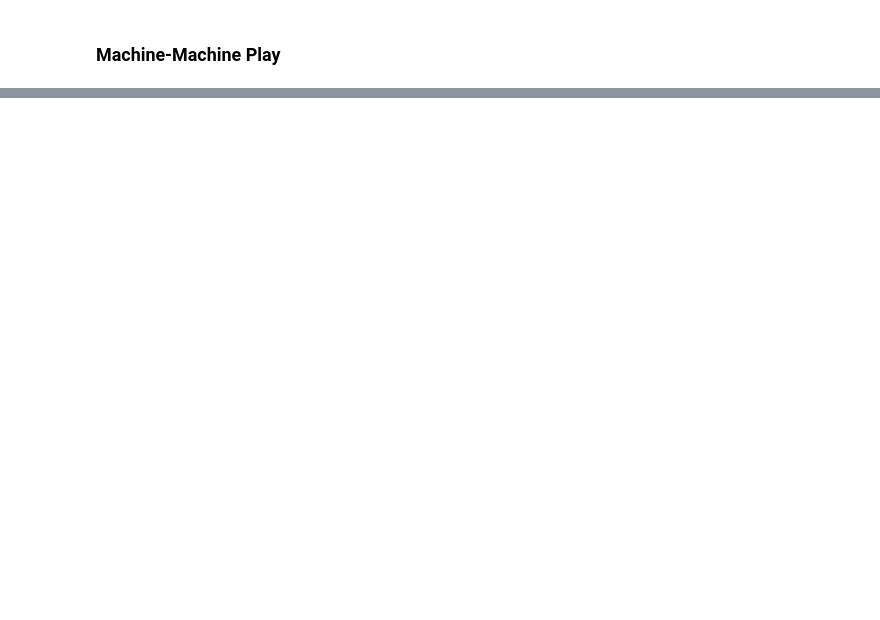
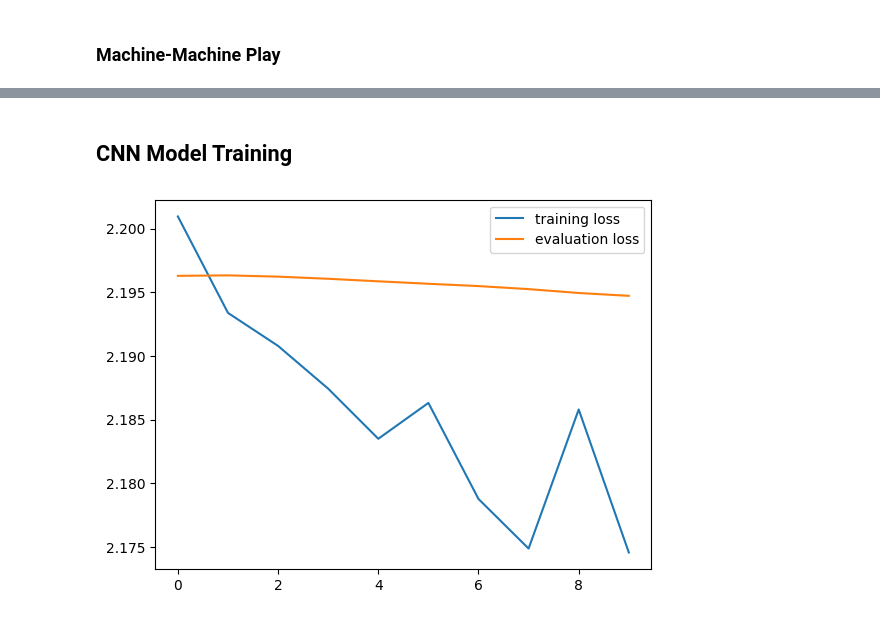
Before and after one commit to eissana/alphazero, a Jupyter notebook: tictactoe.ipynb, the cells around one changed output, grey strips where cells are left out. Saved outputs shown, nothing was run; the diff lists cells and outputs as text; code cells hidden in the pictures; blank space fills up the shorter version.

```diff
--- a/tictactoe.ipynb
+++ b/tictactoe.ipynb
@@ -549,0 +1104,2 @@ available actions: [0 2 3 5]
+# %% [markdown]
+## CNN Model Training
@@ -549,0 +1189,40 @@ available actions: [0 2 3 5]
+# %%
+model.eval()
+mcts = MCTS(t3, model, params)
+load_data = params["load_data"]
+
+if load_data:
+    data_checkpoint = torch.load("./data/data.pt")
+    train_data = data_checkpoint["train_data"]
+    eval_data = data_checkpoint["eval_data"]
+else:
+    num_self_plays = params["num_self_plays"]
+    train_data = generate_dataset(mcts, num_self_plays)
+    eval_data = generate_dataset(mcts, int(0.1 * num_self_plays))
+
+    data_checkpoint = {
+        "train_data": train_data,
+        "eval_data": eval_data,
+    }
+    torch.save(data_checkpoint, "./data/data.pt")
+# %%
+losses = None
+# %%
+load_model = params["load_model"]
+num_models_to_save = 10
+
+if load_model:
+    check_point = torch.load(f"./models/model_{params["num_epochs"]}.pt")
+    model.load_state_dict(check_point["model"])
+    optimizer.load_state_dict(check_point["optimizer"])
+else:
+    losses = train_model(model, optimizer, train_data, eval_data, params,
+                         losses=losses,
+                         num_models_to_save=num_models_to_save)
+# %%
+plt.plot(losses.policy.train)
+plt.plot(losses.policy.eval)
+plt.legend(["training loss", "evaluation loss"])
+plt.show()
+# %% [output]
+[figure, added]
```
Also changed, not shown: parts of 29 cells of this notebook, 4 other files.
